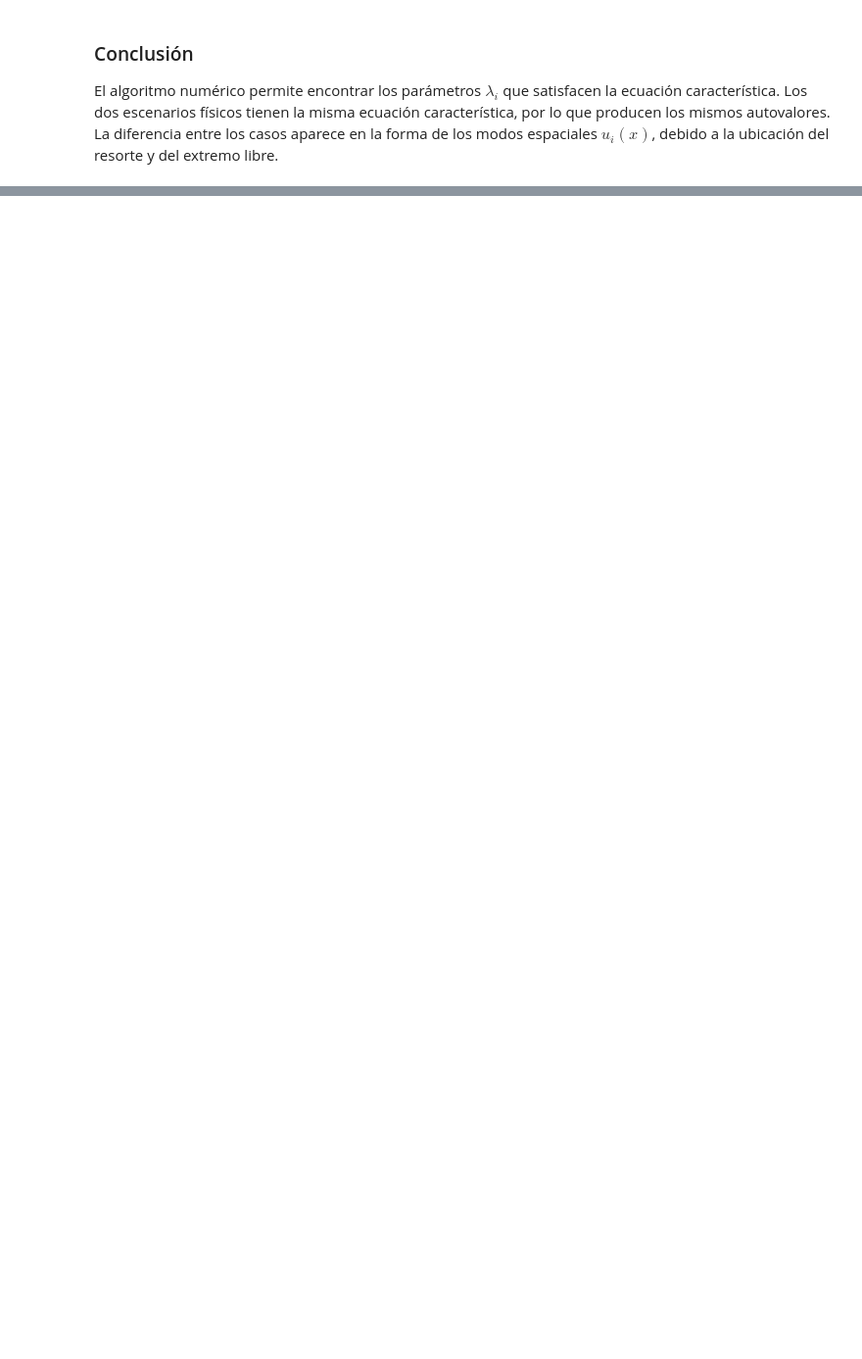
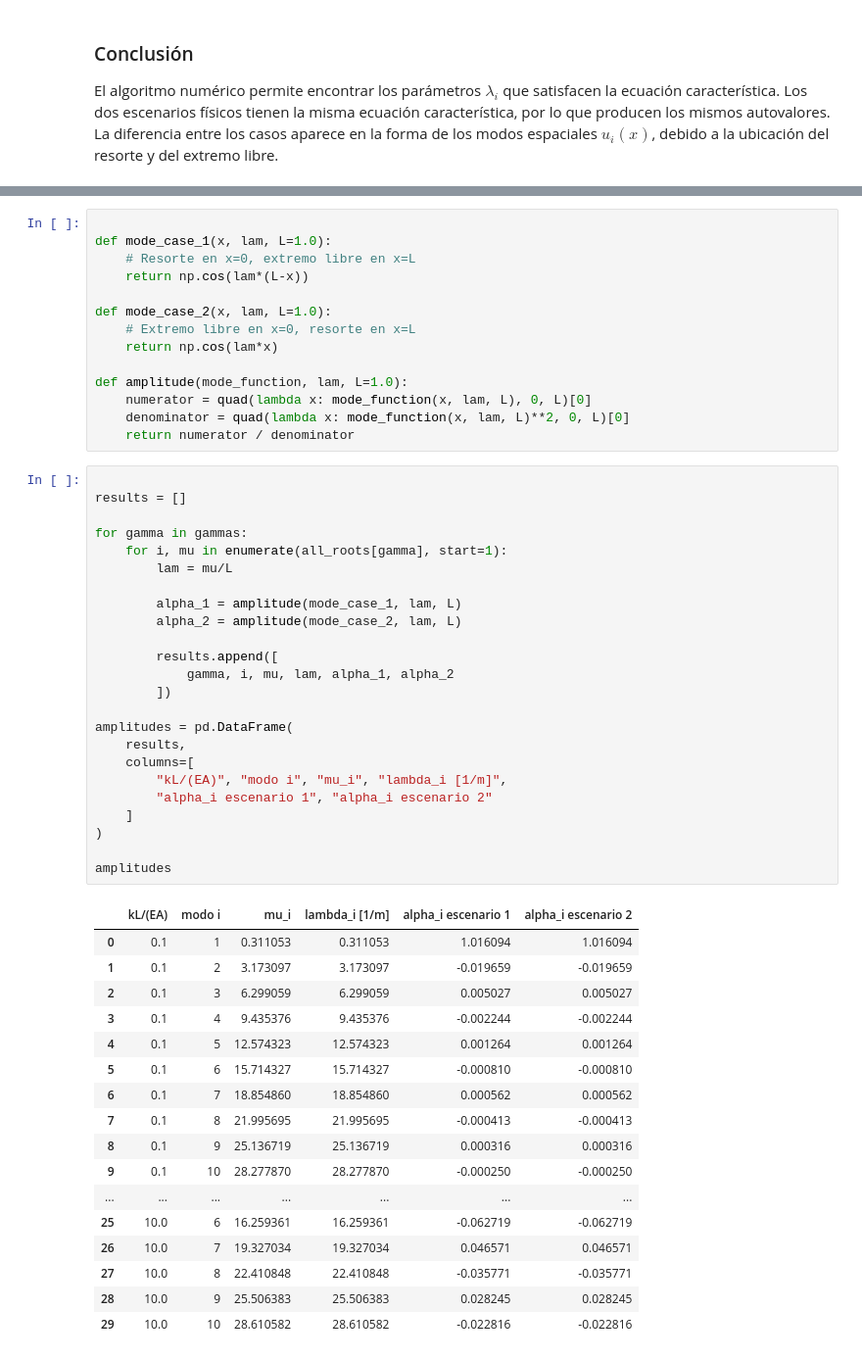
Before and after one commit to LuigiToby/IMEC4001, a Jupyter notebook: soluciones/LuisARodriguezA_tarea4.ipynb, the cells around one changed output, grey strips where cells are left out. Shown at 98% size. Cells and saved outputs as stored; diff of their text form; blank space fills up the shorter version.

```diff
--- a/soluciones/LuisARodriguezA_tarea4.ipynb
+++ b/soluciones/LuisARodriguezA_tarea4.ipynb
@@ -194,0 +792,56 @@ El algoritmo numérico permite encontrar los parámetros $\lambda_i$ que satisfa
+# %%
+
+def mode_case_1(x, lam, L=1.0):
+    # Resorte en x=0, extremo libre en x=L
+    return np.cos(lam*(L-x))
+
+def mode_case_2(x, lam, L=1.0):
+    # Extremo libre en x=0, resorte en x=L
+    return np.cos(lam*x)
+
+def amplitude(mode_function, lam, L=1.0):
+    numerator = quad(lambda x: mode_function(x, lam, L), 0, L)[0]
+    denominator = quad(lambda x: mode_function(x, lam, L)**2, 0, L)[0]
+    return numerator / denominator
+# %%
+
+results = []
+
+for gamma in gammas:
+    for i, mu in enumerate(all_roots[gamma], start=1):
+        lam = mu/L
+
+        alpha_1 = amplitude(mode_case_1, lam, L)
+        alpha_2 = amplitude(mode_case_2, lam, L)
+
+        results.append([
+            gamma, i, mu, lam, alpha_1, alpha_2
+        ])
+
+amplitudes = pd.DataFrame(
+    results,
+    columns=[
+        "kL/(EA)", "modo i", "mu_i", "lambda_i [1/m]",
+        "alpha_i escenario 1", "alpha_i escenario 2"
+    ]
+)
+
+amplitudes
+# %% [output]
+|  | kL/(EA) | modo i | mu_i | lambda_i [1/m] | alpha_i escenario 1 | alpha_i escenario 2 |
+| 0 | 0.1 | 1 | 0.311053 | 0.311053 | 1.016094 | 1.016094 |
+| 1 | 0.1 | 2 | 3.173097 | 3.173097 | -0.019659 | -0.019659 |
+| 2 | 0.1 | 3 | 6.299059 | 6.299059 | 0.005027 | 0.005027 |
+| 3 | 0.1 | 4 | 9.435376 | 9.435376 | -0.002244 | -0.002244 |
+| 4 | 0.1 | 5 | 12.574323 | 12.574323 | 0.001264 | 0.001264 |
+| 5 | 0.1 | 6 | 15.714327 | 15.714327 | -0.000810 | -0.000810 |
+| 6 | 0.1 | 7 | 18.854860 | 18.854860 | 0.000562 | 0.000562 |
+| 7 | 0.1 | 8 | 21.995695 | 21.995695 | -0.000413 | -0.000413 |
+| 8 | 0.1 | 9 | 25.136719 | 25.136719 | 0.000316 | 0.000316 |
+| 9 | 0.1 | 10 | 28.277870 | 28.277870 | -0.000250 | -0.000250 |
+| ... | ... | ... | ... | ... | ... | ... |
+| 25 | 10.0 | 6 | 16.259361 | 16.259361 | -0.062719 | -0.062719 |
+| 26 | 10.0 | 7 | 19.327034 | 19.327034 | 0.046571 | 0.046571 |
+| 27 | 10.0 | 8 | 22.410848 | 22.410848 | -0.035771 | -0.035771 |
+| 28 | 10.0 | 9 | 25.506383 | 25.506383 | 0.028245 | 0.028245 |
+| 29 | 10.0 | 10 | 28.610582 | 28.610582 | -0.022816 | -0.022816 |
```
Also changed, not shown: parts of 32 cells of this notebook.
